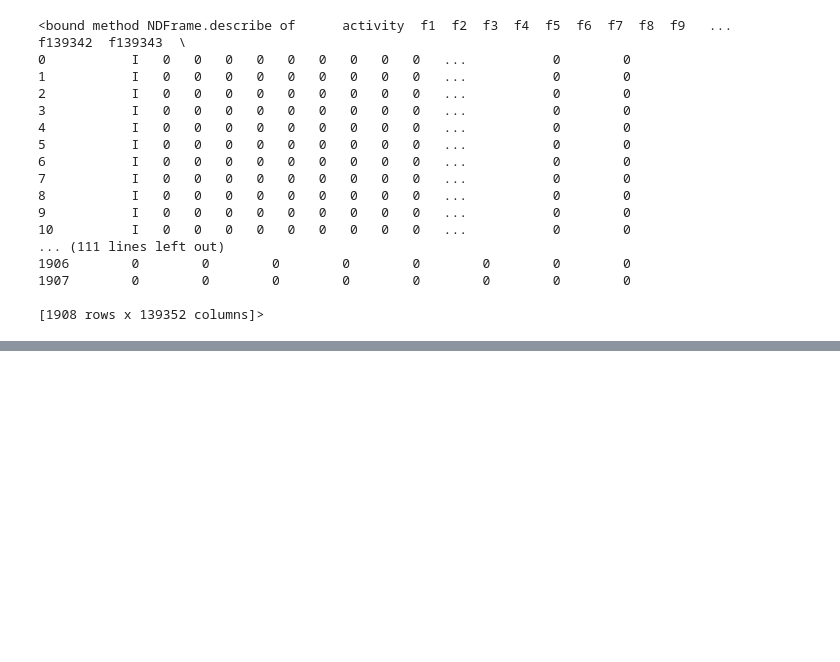
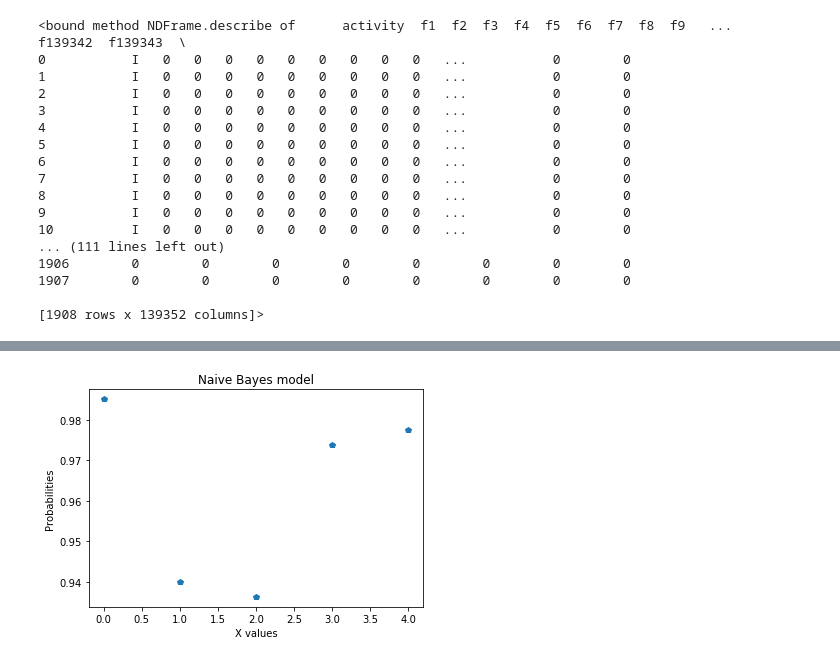
Before and after one commit to suneelnair1/Research_Internship, a Jupyter notebook: Sunil_Nair_Research_Internship_Codeset.ipynb, the cells around one changed output, grey strips where cells are left out. Drawn from its saved outputs; the diff is of its cells as text; code cells hidden in the pictures; blank space fills up the shorter version.

```diff
--- a/Sunil_Nair_Research_Internship_Codeset.ipynb
+++ b/Sunil_Nair_Research_Internship_Codeset.ipynb
@@ -155,0 +381,8 @@ array([<matplotlib.axes._subplots.AxesSubplot object at 0x...>,
+# %%
+# Naive Bayes Classifier
+
+from sklearn.naive_bayes import GaussianNB
+
+model_NB = GaussianNB()
+model_NB.fit(X_train,Y_train)
+model_NB.score
@@ -155,0 +417,15 @@ array([<matplotlib.axes._subplots.AxesSubplot object at 0x...>,
+# %%
+# Plots for Naive Bayes model
+
+from sklearn import cross_validation
+
+model_NaiveBayes_CV = cross_validation.cross_val_score(model_NB,X_train,Y_train,cv=5)
+model_NaiveBayes_CV
+plt.title('Naive Bayes model')
+plt.plot(model_NaiveBayes_CV,"p")
+plt.xlabel('X values')
+plt.ylabel('Probabilities')
+plt.legend()
+plt.show()
+# %% [output]
+[figure, added]
```
Also changed, not shown: parts of 30 cells of this notebook.
